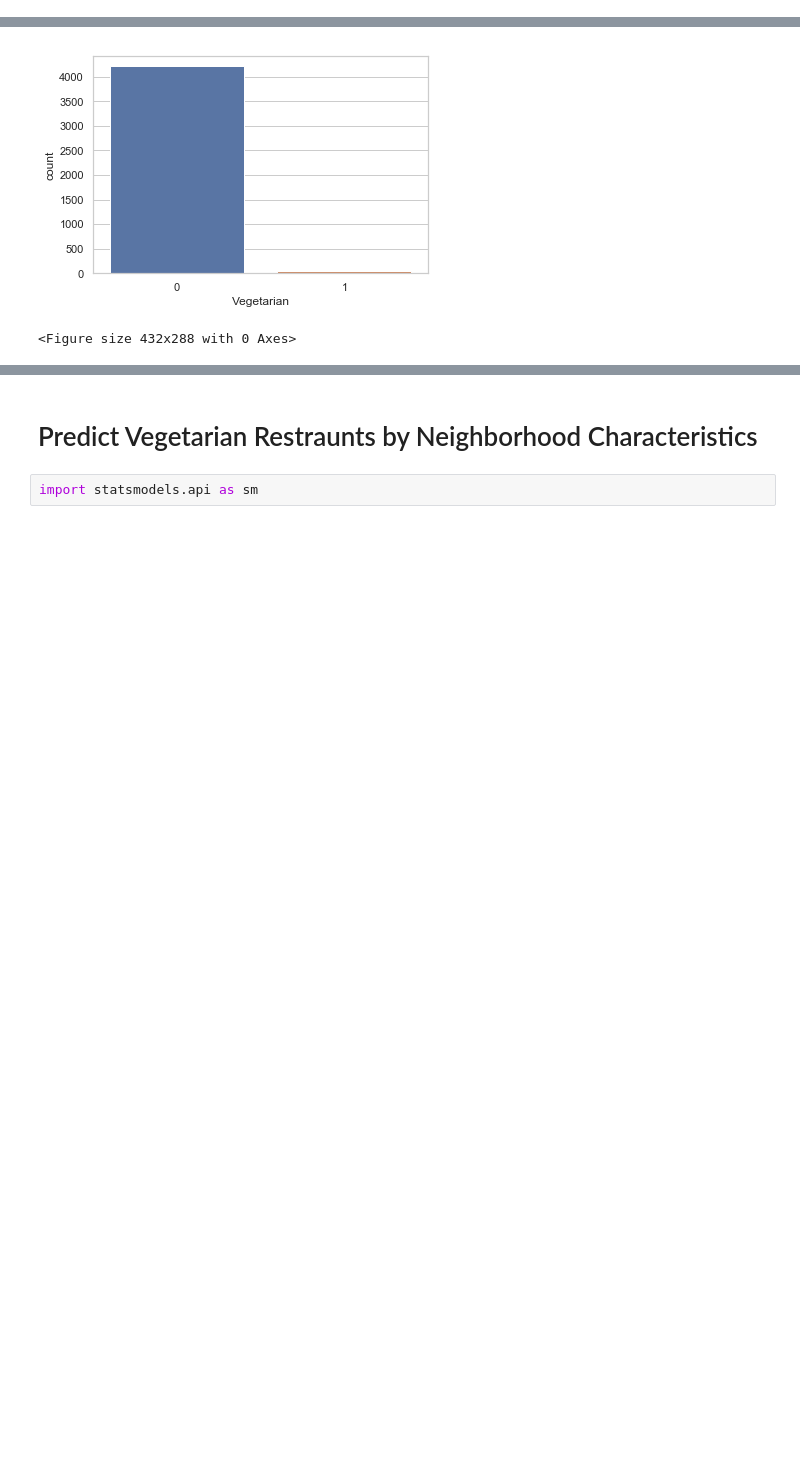
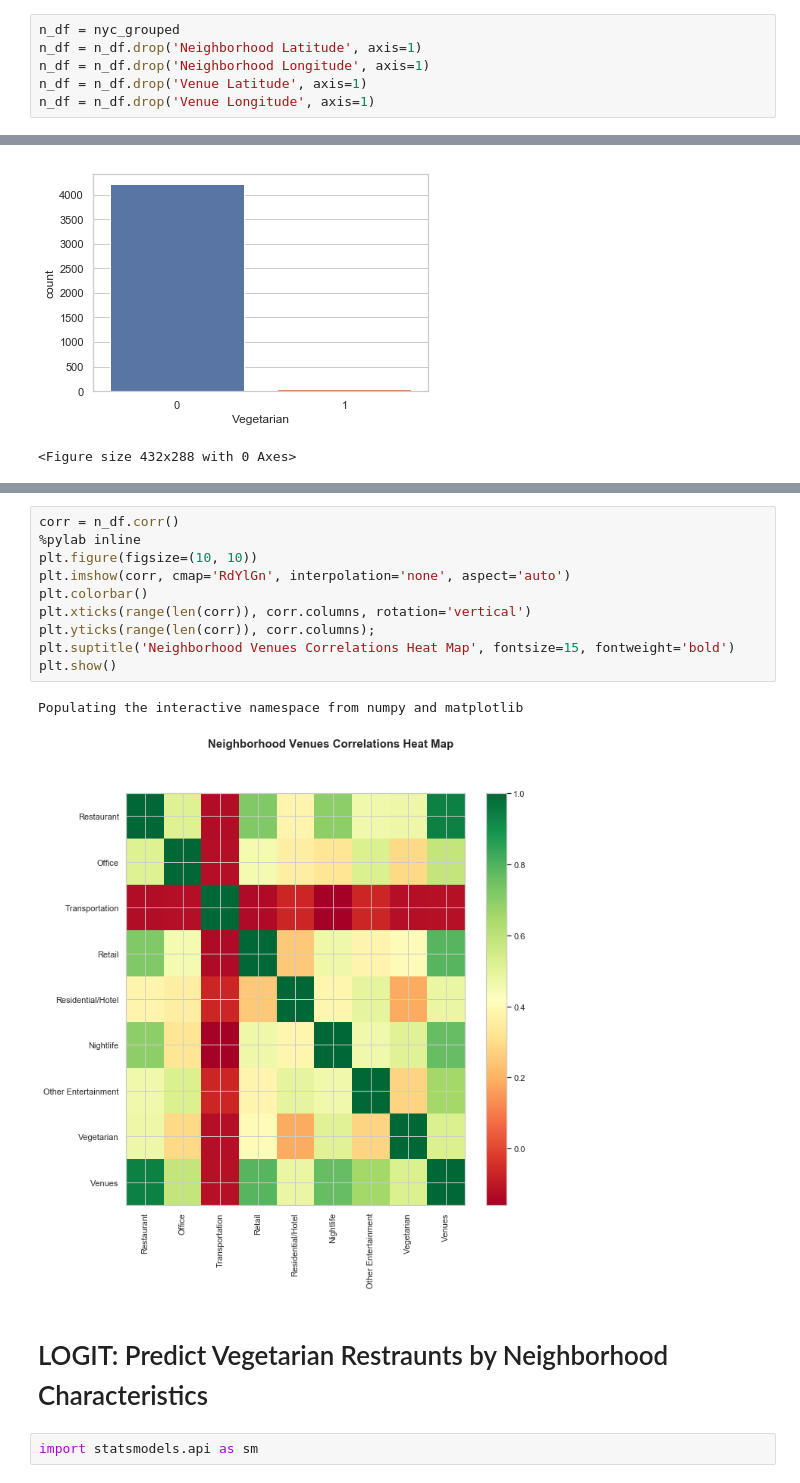
Before and after one commit to katewillyard/Coursera-Data-Management-Capstone, a Jupyter notebook: Vegetarian Restraunt Reccomendation.ipynb, the cells around one changed output, grey strips where cells are left out. Saved outputs shown, nothing was run; the diff lists cells and outputs as text; blank space fills up the shorter version.

```diff
--- a/Vegetarian Restraunt Reccomendation.ipynb
+++ b/Vegetarian Restraunt Reccomendation.ipynb
@@ -585,2 +585,8 @@ restaurant_table
 # %%
 restaurant_table = restaurant_table.rename(index=str, columns={"Vegetarian_x": "Vegetarian", "Restaurant_y": "Restaurants", "Office_y": "Offices", "Transportation_y": "Transport", "Retail_y": "Retail", "Residential/Hotel_y": "Residential", "Nightlife_y": "Nightlife", "Other Entertainment_y": "Entertainment", "Venues_y": "Venues"})
+# %%
+n_df = nyc_grouped
+n_df = n_df.drop('Neighborhood Latitude', axis=1)
+n_df = n_df.drop('Neighborhood Longitude', axis=1)
+n_df = n_df.drop('Venue Latitude', axis=1)
+n_df = n_df.drop('Venue Longitude', axis=1)
@@ -721,5 +756,18 @@ final_df.groupby('Vegetarian').mean()
+# %%
+corr = n_df.corr()
+%pylab inline
+plt.figure(figsize=(10, 10))
+plt.imshow(corr, cmap='RdYlGn', interpolation='none', aspect='auto')
+plt.colorbar()
+plt.xticks(range(len(corr)), corr.columns, rotation='vertical')
+plt.yticks(range(len(corr)), corr.columns);
+plt.suptitle('Neighborhood Venues Correlations Heat Map', fontsize=15, fontweight='bold')
+plt.show()
+# %% [output]
+Populating the interactive namespace from numpy and matplotlib
+[figure, added]
 # %% [markdown]
-# Predict Vegetarian Restraunts by Neighborhood Characteristics
+# LOGIT: Predict Vegetarian Restraunts by Neighborhood Characteristics
 # %%
 import statsmodels.api as sm
 # %%
```
Also changed, not shown: parts of 31 cells of this notebook.
